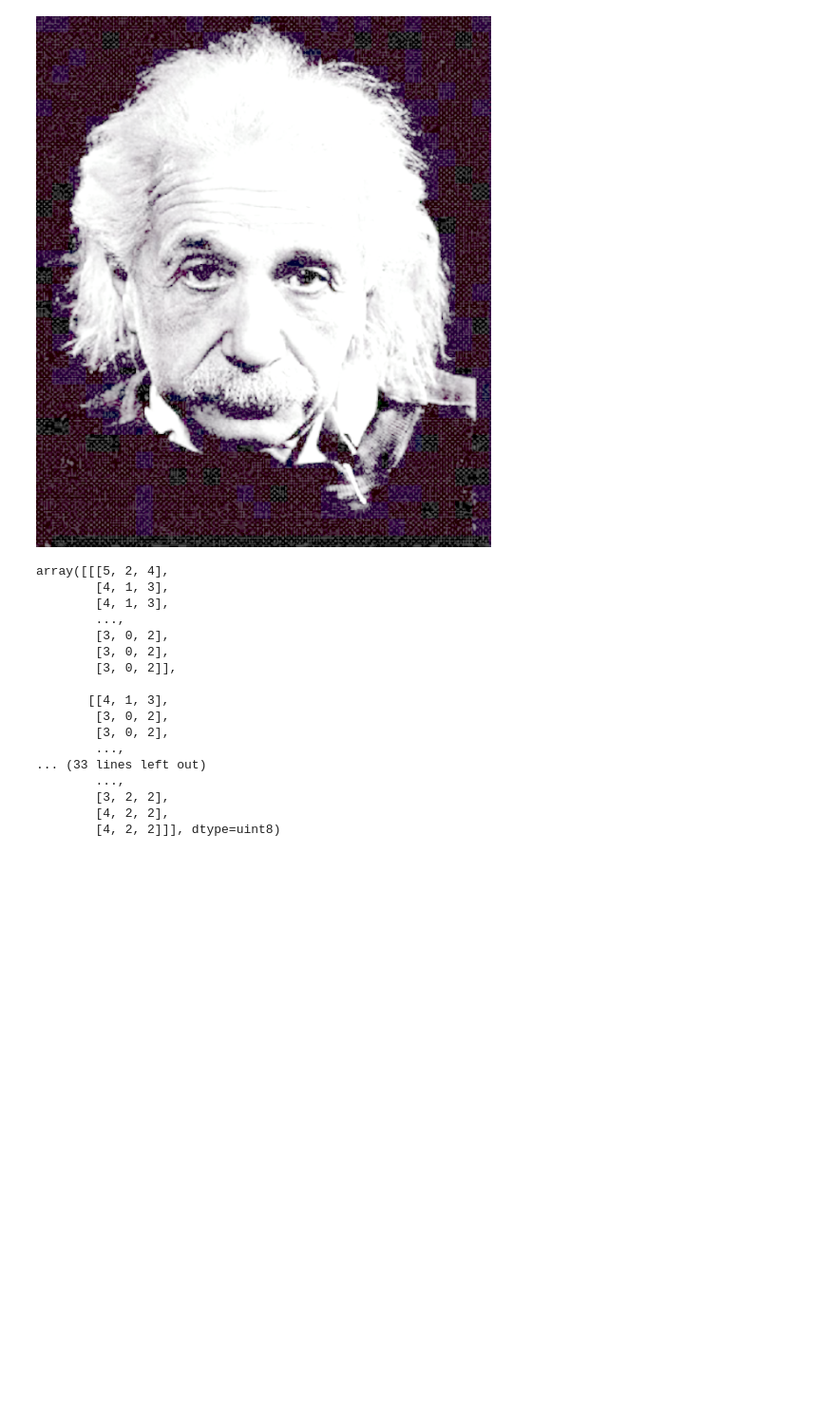
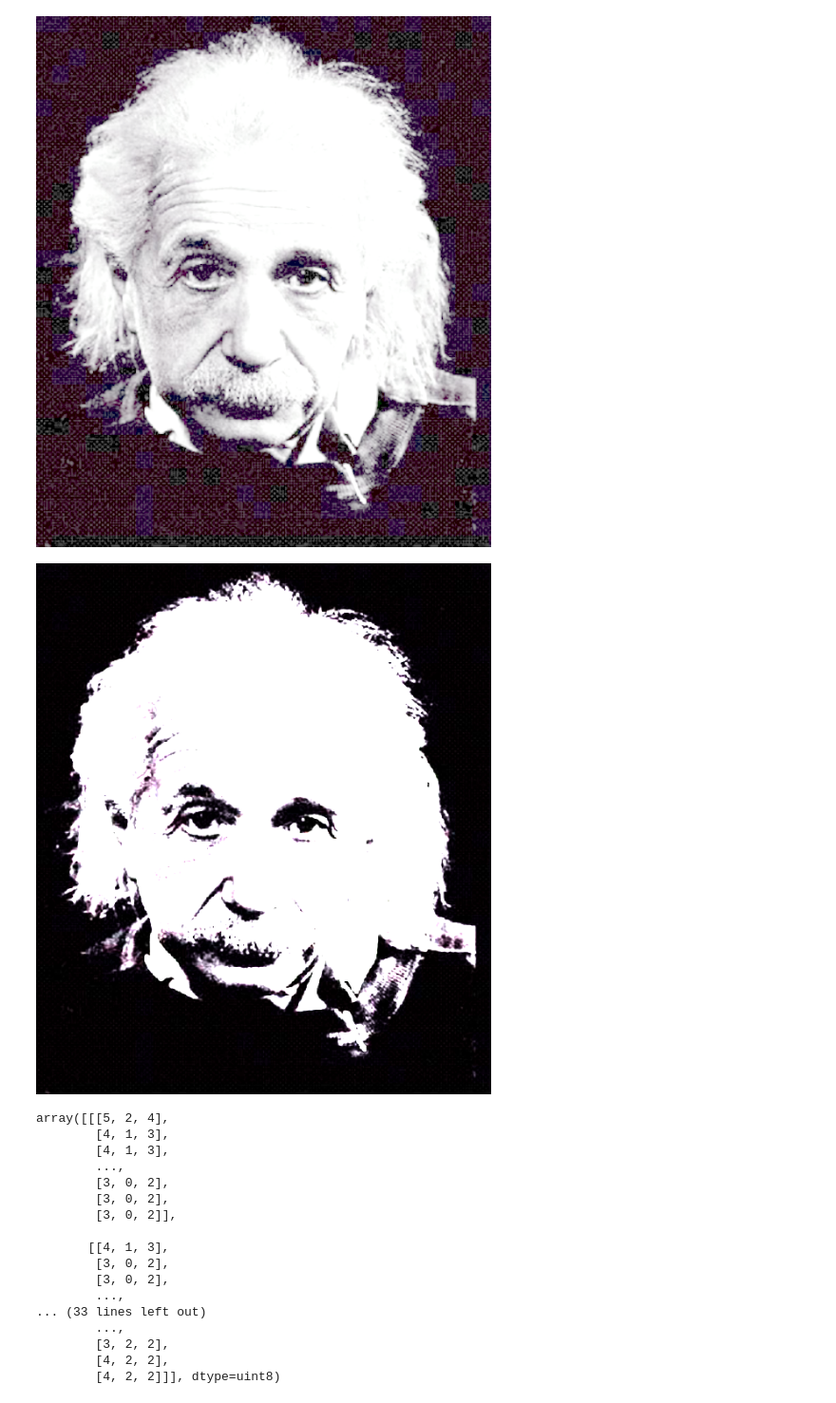
Before and after one commit to PanierPerce/Image, a Jupyter notebook: test1.ipynb, the cells around one changed output. Shown at 95% size. Saved outputs shown, nothing was run; the diff lists cells and outputs as text; code cells hidden in the pictures; blank space fills up the shorter version.

```diff
--- a/test1.ipynb
+++ b/test1.ipynb
@@ -26,5 +41,10 @@ out3
 # %% [output]
 [figure]
+# %%
+out6 = img.point(lambda i: math.pow(i,1.5))
+out6 # 幂次变换：低灰度区扩展，高灰度区压缩。图像加亮、减暗
+# %% [output]
+[figure, added]
 # %%
 import cv2
 im = cv2.imread('greygraph.png')
```
Also changed, not shown: parts of 7 cells of this notebook.
